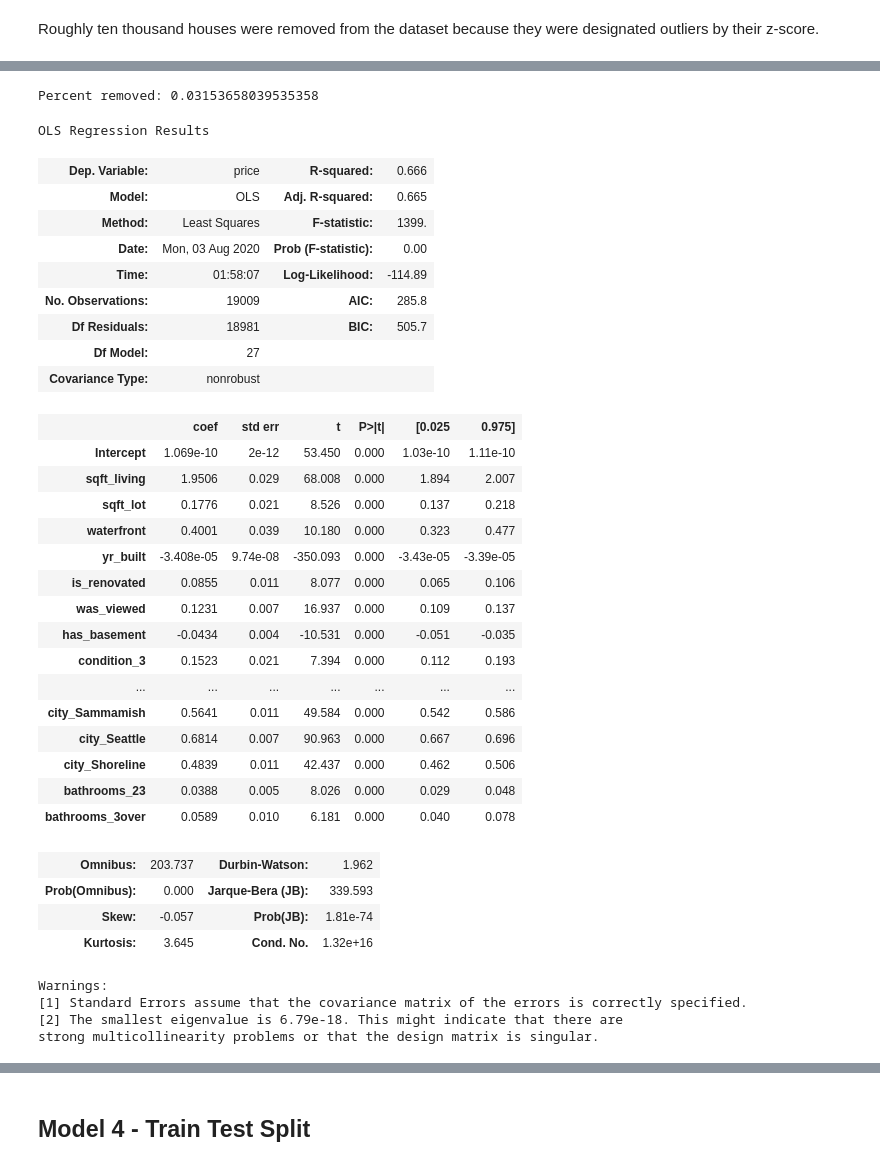
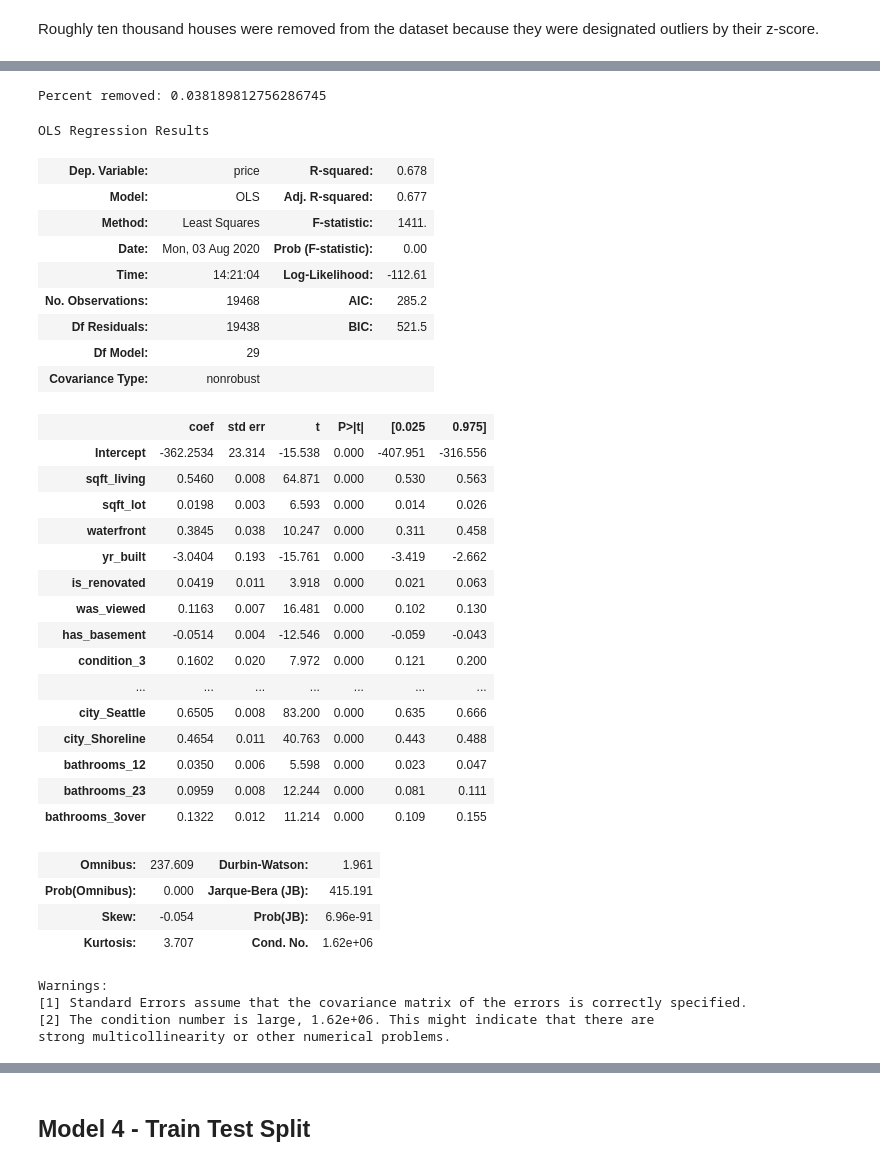
Before and after one commit to msf894/dsc-mod-2-project-v2-1-onl01-dtsc-ft-052620, a Jupyter notebook: student.ipynb, the cells around one changed output, grey strips where cells are left out. Drawn from its saved outputs; the diff is of its cells as text; code cells hidden in the pictures.

```diff
--- a/student.ipynb
+++ b/student.ipynb
@@ -2194,44 +2228,44 @@ for i in range(90, 99):
 # %%
-subset = model3[model3['price'] < 9.6]
+subset = model3[model3['price'] < 10.049]
 print('Percent removed:',(len(model3) - len(subset))/len(model3))
 outcome = 'price'
 predictors = '+'.join(x_cols)
 formula = outcome + '~' + predictors
 model = ols(formula=formula, data=subset).fit()
 model.summary()
 # %% [output]
-Percent removed: 0.03153658039535358
+Percent removed: 0.038189812756286745
 OLS Regression Results
-| Dep. Variable: | price | R-squared: | 0.666 |
-| Model: | OLS | Adj. R-squared: | 0.665 |
-| Method: | Least Squares | F-statistic: | 1399. |
+| Dep. Variable: | price | R-squared: | 0.678 |
+| Model: | OLS | Adj. R-squared: | 0.677 |
+| Method: | Least Squares | F-statistic: | 1411. |
 | Date: | Mon, 03 Aug 2020 | Prob (F-statistic): | 0.00 |
-| Time: | 01:58:07 | Log-Likelihood: | -114.89 |
-| No. Observations: | 19009 | AIC: | 285.8 |
-| Df Residuals: | 18981 | BIC: | 505.7 |
-| Df Model: | 27 |  |  |
+| Time: | 14:21:04 | Log-Likelihood: | -112.61 |
+| No. Observations: | 19468 | AIC: | 285.2 |
+| Df Residuals: | 19438 | BIC: | 521.5 |
+| Df Model: | 29 |  |  |
 | Covariance Type: | nonrobust |  |  |
 |  | coef | std err | t | P>|t| | [0.025 | 0.975] |
-| Intercept | 1.069e-10 | 2e-12 | 53.450 | 0.000 | 1.03e-10 | 1.11e-10 |
-| sqft_living | 1.9506 | 0.029 | 68.008 | 0.000 | 1.894 | 2.007 |
-| sqft_lot | 0.1776 | 0.021 | 8.526 | 0.000 | 0.137 | 0.218 |
-| waterfront | 0.4001 | 0.039 | 10.180 | 0.000 | 0.323 | 0.477 |
-| yr_built | -3.408e-05 | 9.74e-08 | -350.093 | 0.000 | -3.43e-05 | -3.39e-05 |
-| is_renovated | 0.0855 | 0.011 | 8.077 | 0.000 | 0.065 | 0.106 |
-| was_viewed | 0.1231 | 0.007 | 16.937 | 0.000 | 0.109 | 0.137 |
-| has_basement | -0.0434 | 0.004 | -10.531 | 0.000 | -0.051 | -0.035 |
-| condition_3 | 0.1523 | 0.021 | 7.394 | 0.000 | 0.112 | 0.193 |
+| Intercept | -362.2534 | 23.314 | -15.538 | 0.000 | -407.951 | -316.556 |
+| sqft_living | 0.5460 | 0.008 | 64.871 | 0.000 | 0.530 | 0.563 |
+| sqft_lot | 0.0198 | 0.003 | 6.593 | 0.000 | 0.014 | 0.026 |
+| waterfront | 0.3845 | 0.038 | 10.247 | 0.000 | 0.311 | 0.458 |
+| yr_built | -3.0404 | 0.193 | -15.761 | 0.000 | -3.419 | -2.662 |
+| is_renovated | 0.0419 | 0.011 | 3.918 | 0.000 | 0.021 | 0.063 |
+| was_viewed | 0.1163 | 0.007 | 16.481 | 0.000 | 0.102 | 0.130 |
+| has_basement | -0.0514 | 0.004 | -12.546 | 0.000 | -0.059 | -0.043 |
+| condition_3 | 0.1602 | 0.020 | 7.972 | 0.000 | 0.121 | 0.200 |
 | ... | ... | ... | ... | ... | ... | ... |
-| city_Sammamish | 0.5641 | 0.011 | 49.584 | 0.000 | 0.542 | 0.586 |
-| city_Seattle | 0.6814 | 0.007 | 90.963 | 0.000 | 0.667 | 0.696 |
-| city_Shoreline | 0.4839 | 0.011 | 42.437 | 0.000 | 0.462 | 0.506 |
-| bathrooms_23 | 0.0388 | 0.005 | 8.026 | 0.000 | 0.029 | 0.048 |
-| bathrooms_3over | 0.0589 | 0.010 | 6.181 | 0.000 | 0.040 | 0.078 |
+| city_Seattle | 0.6505 | 0.008 | 83.200 | 0.000 | 0.635 | 0.666 |
+| city_Shoreline | 0.4654 | 0.011 | 40.763 | 0.000 | 0.443 | 0.488 |
+| bathrooms_12 | 0.0350 | 0.006 | 5.598 | 0.000 | 0.023 | 0.047 |
+| bathrooms_23 | 0.0959 | 0.008 | 12.244 | 0.000 | 0.081 | 0.111 |
+| bathrooms_3over | 0.1322 | 0.012 | 11.214 | 0.000 | 0.109 | 0.155 |
-| Omnibus: | 203.737 | Durbin-Watson: | 1.962 |
-| Prob(Omnibus): | 0.000 | Jarque-Bera (JB): | 339.593 |
-| Skew: | -0.057 | Prob(JB): | 1.81e-74 |
-| Kurtosis: | 3.645 | Cond. No. | 1.32e+16 |
+| Omnibus: | 237.609 | Durbin-Watson: | 1.961 |
+| Prob(Omnibus): | 0.000 | Jarque-Bera (JB): | 415.191 |
+| Skew: | -0.054 | Prob(JB): | 6.96e-91 |
+| Kurtosis: | 3.707 | Cond. No. | 1.62e+06 |
 Warnings:
 [1] Standard Errors assume that the covariance matrix of the errors is correctly specified.
-[2] The smallest eigenvalue is 6.79e-18. This might indicate that there are
-strong multicollinearity problems or that the design matrix is singular.
+[2] The condition number is large, 1.62e+06. This might indicate that there are
+strong multicollinearity or other numerical problems.
```
Also changed, not shown: parts of 39 cells of this notebook, 1 other file.
